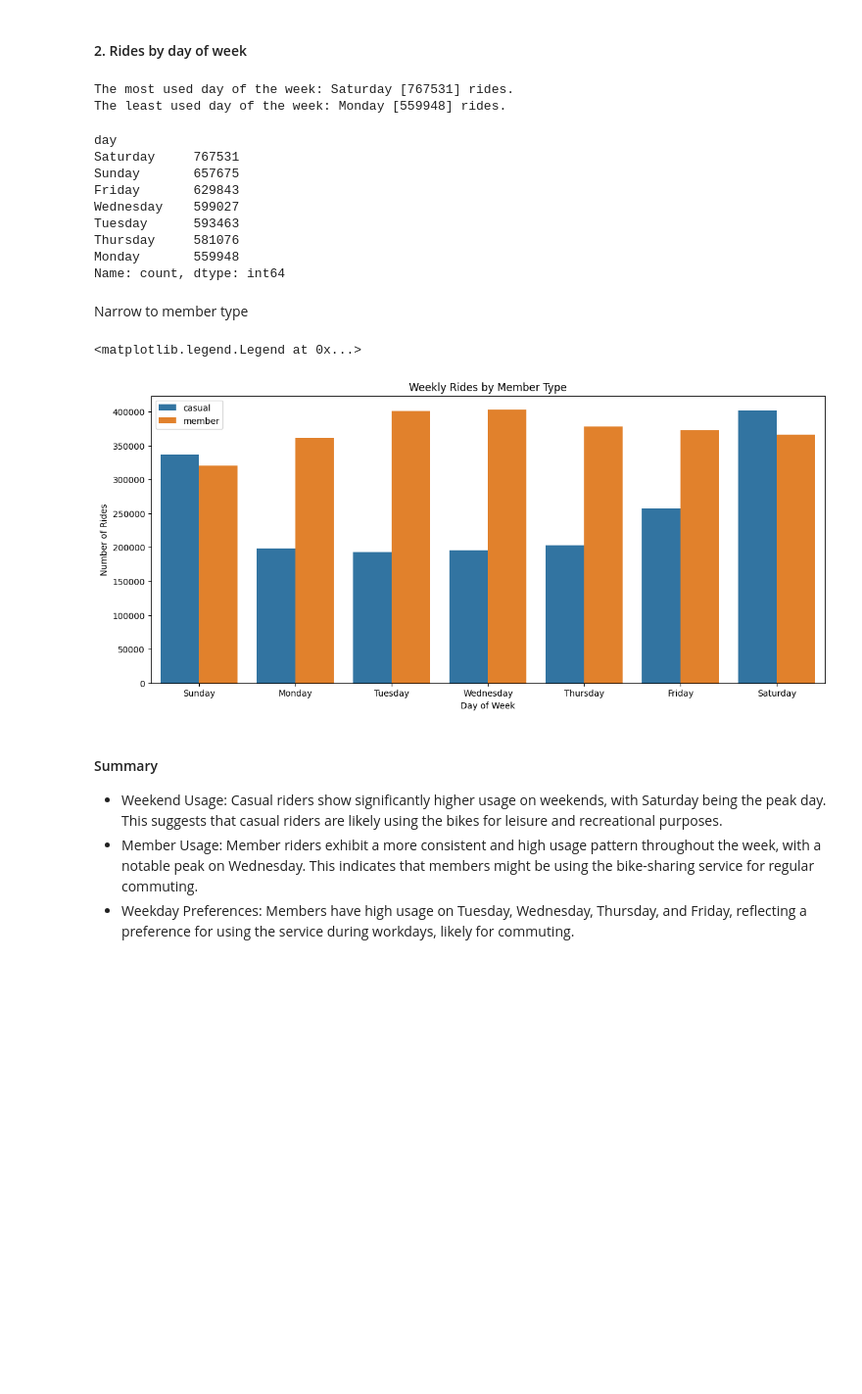
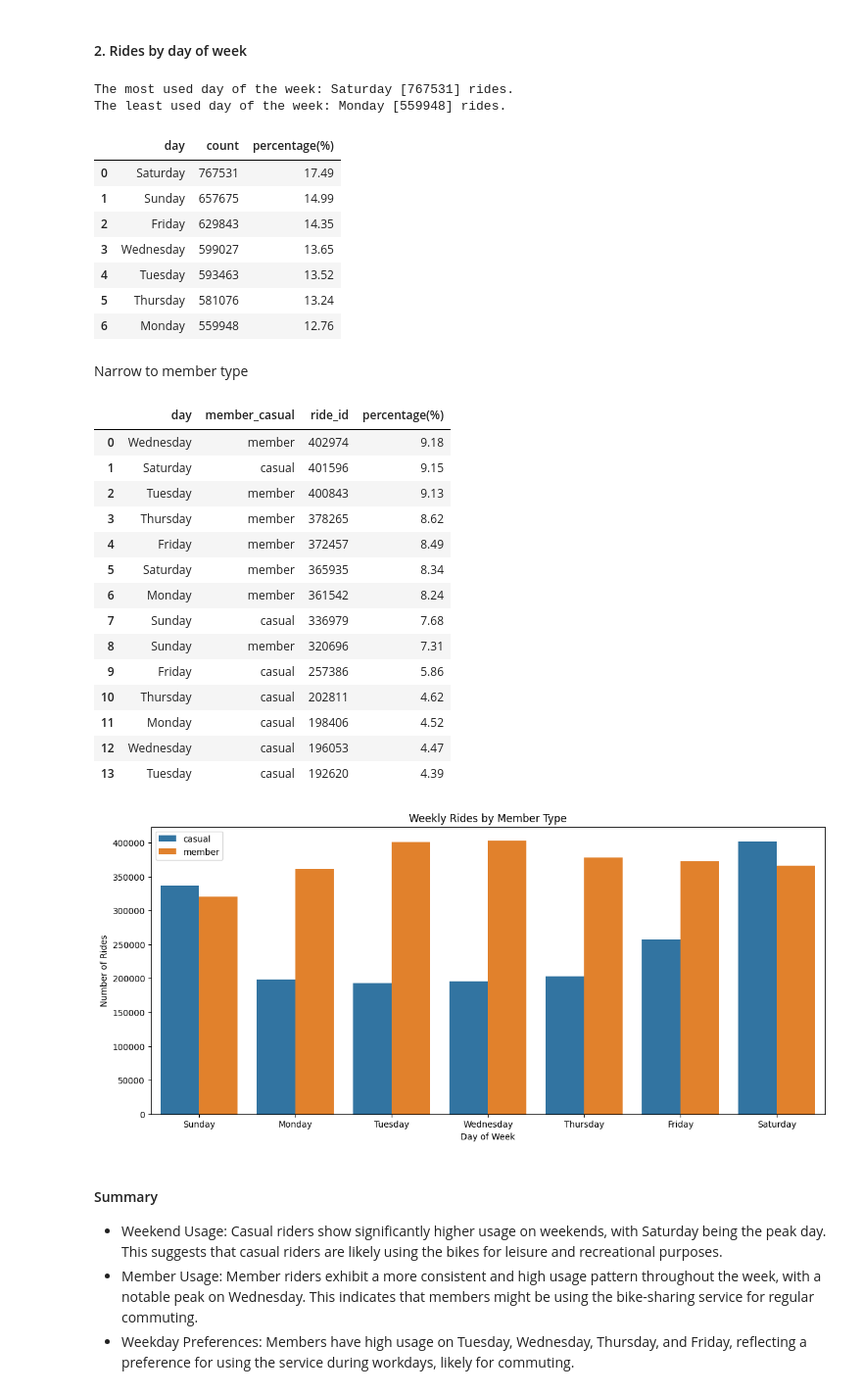
Before and after one commit to Lekan-E/Analysis-for-a-Bike-Sharing-Company-to-Boost-Member-Conversion, a Jupyter notebook: Descriptive Analysis.ipynb, the cells around one changed output. Shown at 98% size. Cells and saved outputs as stored; diff of their text form; code cells hidden in the pictures; blank space fills up the shorter version.

```diff
--- a/Descriptive Analysis.ipynb
+++ b/Descriptive Analysis.ipynb
@@ -317,40 +354,56 @@ plt.show()
 # %%
 print(f'The most used day of the week: {df['day'].value_counts().reset_index()['day'][0]} [{df['day'].value_counts().max()}] rides.')
 print(f'The least used day of the week: {df['day'].value_counts().reset_index()['day'][6]} [{df['day'].value_counts().min()}] rides.')
-df['day'].value_counts().sort_values(ascending=False)
+df_dw = df['day'].value_counts().sort_values(ascending=False).reset_index()
+
+# Get percentage
+percentage(df_dw, 'count')
 # %% [output]
 The most used day of the week: Saturday [767531] rides.
 The least used day of the week: Monday [559948] rides.
-day
-Saturday     767531
-Sunday       657675
-Friday       629843
-Wednesday    599027
-Tuesday      593463
-Thursday     581076
-Monday       559948
-Name: count, dtype: int64
+|  | day | count | percentage(%) |
+| 0 | Saturday | 767531 | 17.49 |
+| 1 | Sunday | 657675 | 14.99 |
+| 2 | Friday | 629843 | 14.35 |
+| 3 | Wednesday | 599027 | 13.65 |
+| 4 | Tuesday | 593463 | 13.52 |
+| 5 | Thursday | 581076 | 13.24 |
+| 6 | Monday | 559948 | 12.76 |
 # %% [markdown]
 Narrow to member type
 # %%
 # Aggregate the data - quicker run time
 df_dmc = df.groupby(['day','member_casual']).count()['ride_id'].reset_index()
 
 # Plot
 plt.figure(figsize = (14,6))
 sns.barplot(data = df_dmc, x = 'day', y = 'ride_id', hue = 'member_casual', order= week_order)
 
 
 plt.title('Weekly Rides by Member Type')
 plt.xlabel('Day of Week')
 plt.ylabel('Number of Rides')
 
 # Show legend
 plt.legend()
 
-# Show graph
+percentage(df_dmc, 'ride_id').sort_values(by=['percentage(%)'], ascending = False).reset_index(drop=True)
 # %% [output]
-<matplotlib.legend.Legend at 0x...>
+|  | day | member_casual | ride_id | percentage(%) |
+| 0 | Wednesday | member | 402974 | 9.18 |
+| 1 | Saturday | casual | 401596 | 9.15 |
+| 2 | Tuesday | member | 400843 | 9.13 |
+| 3 | Thursday | member | 378265 | 8.62 |
+| 4 | Friday | member | 372457 | 8.49 |
+| 5 | Saturday | member | 365935 | 8.34 |
+| 6 | Monday | member | 361542 | 8.24 |
+| 7 | Sunday | casual | 336979 | 7.68 |
+| 8 | Sunday | member | 320696 | 7.31 |
+| 9 | Friday | casual | 257386 | 5.86 |
+| 10 | Thursday | casual | 202811 | 4.62 |
+| 11 | Monday | casual | 198406 | 4.52 |
+| 12 | Wednesday | casual | 196053 | 4.47 |
+| 13 | Tuesday | casual | 192620 | 4.39 |
 [figure]
 # %% [markdown]
 #### Summary
```
Also changed, not shown: parts of 17 cells of this notebook, 3 other files.
